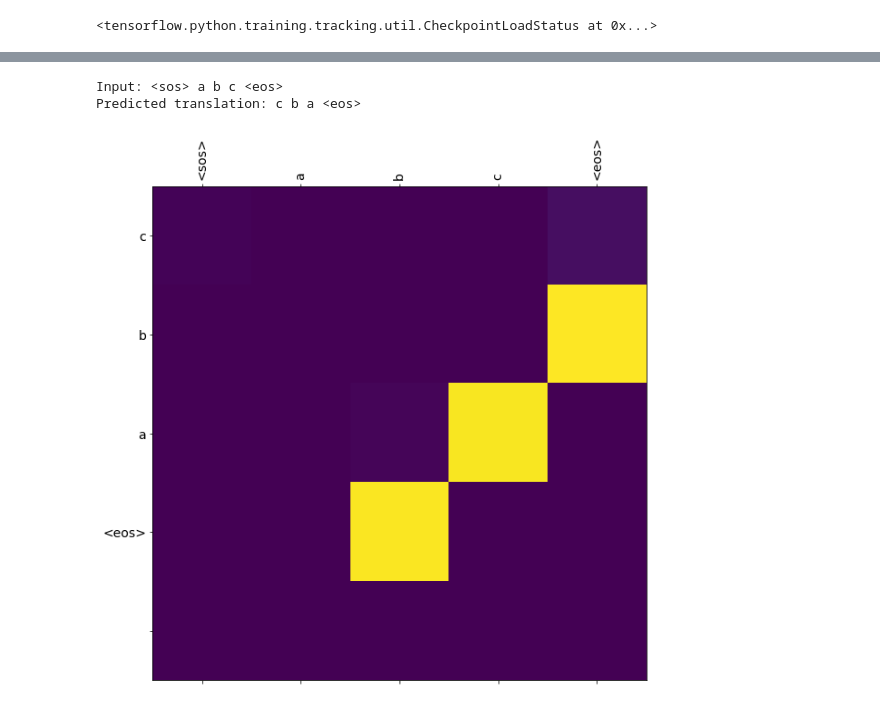
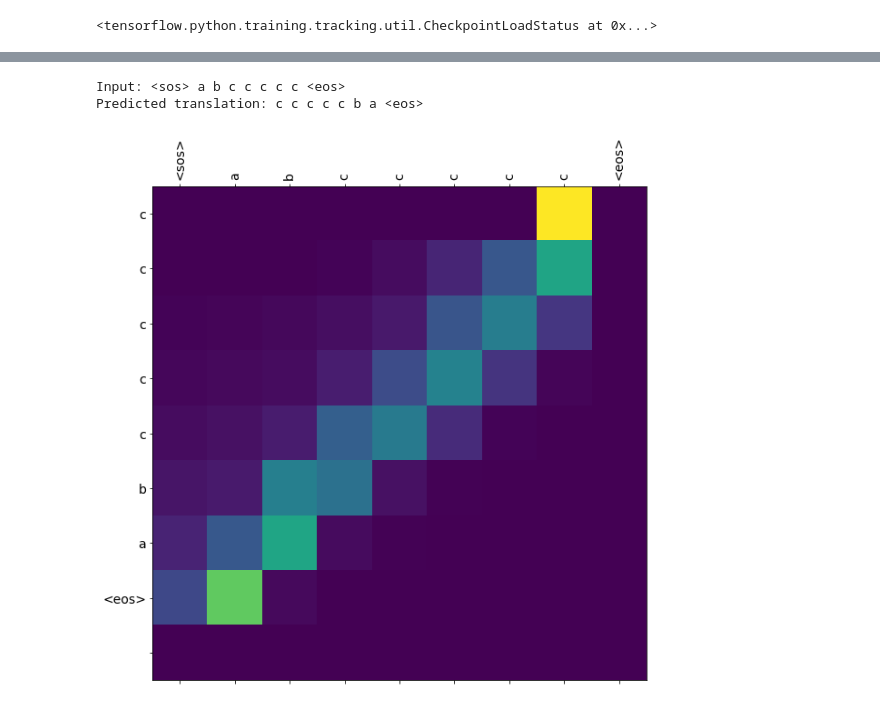
Before and after one commit to vasiliyeskin/differentiating_deep_neural_network, a Jupyter notebook: Differentiating_DNN.ipynb, the cells around one changed output, grey strips where cells are left out. Drawn from its saved outputs; the diff is of its cells as text; code cells hidden in the pictures.

```diff
--- a/Differentiating_DNN.ipynb
+++ b/Differentiating_DNN.ipynb
@@ -474,6 +476,6 @@ Predicted translation: c c c c c b b b a <eos>
 # %%
-translate('a b c')
+translate('a b c c c c c')
 # %% [output]
-Input: <sos> a b c <eos>
-Predicted translation: c b a <eos>
+Input: <sos> a b c c c c c <eos>
+Predicted translation: c c c c c b a <eos>
-[figure, old version]
+[figure, new version]
```
Also changed, not shown: parts of 5 cells of this notebook.
